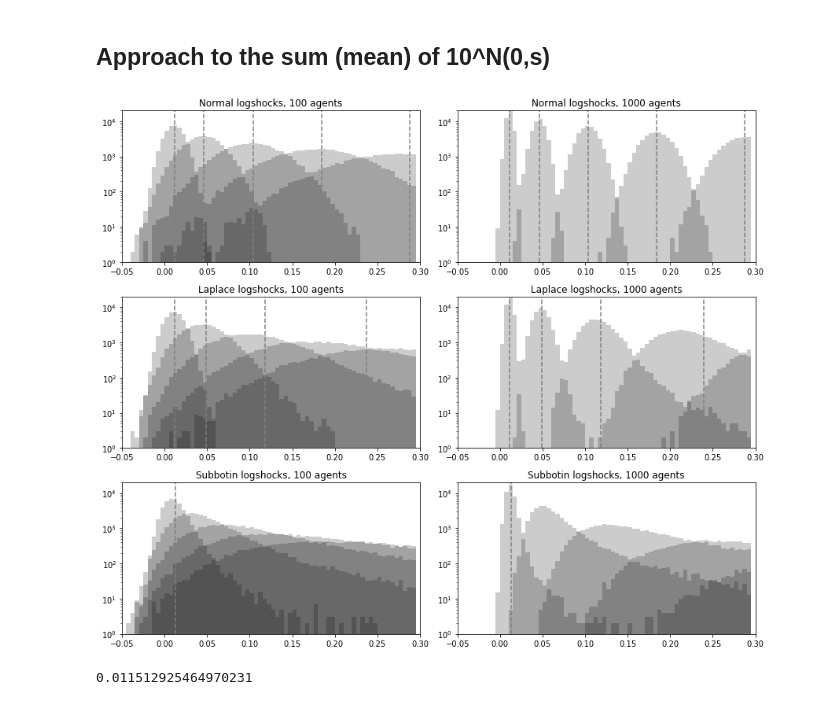
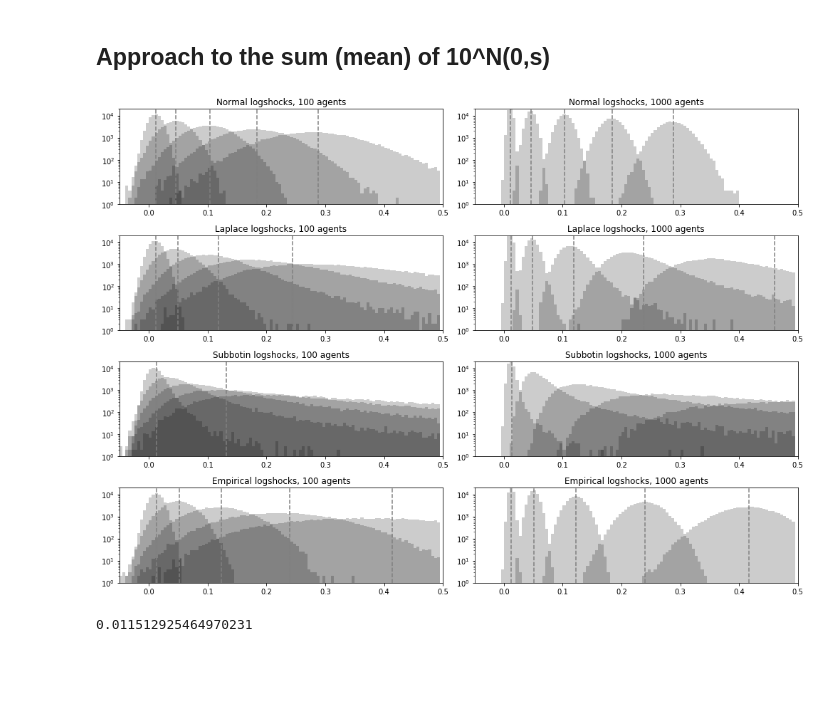
Before and after one commit to matuteiglesias/French_exports_bkp, a Jupyter notebook: code/notebooks/Log of sum of powers.ipynb, the cells around one changed output. Drawn from its saved outputs; the diff is of its cells as text; code cells hidden in the pictures; blank space fills up the shorter version.

```diff
--- a/code/notebooks/Log of sum of powers.ipynb
+++ b/code/notebooks/Log of sum of powers.ipynb
@@ -21,51 +21,59 @@ from scipy.stats import gennorm
 # ax.plot(x, pareto.pdf(x, b), 'r-', lw=5, alpha=0.6, label='pareto pdf')
 # ax.set_xscale('log')
 # ax.set_yscale('log')
+# %%
+g_rates_clip = np.clip(g_rates, -1.8, 1.8)
+g_rates_val = g_rates_clip.values
 # %%
-M = 40000 #repetitions
+M = 60000 #repetitions
 mu0 = 6 # initial size. not really necessary but...
 
 result = []
-for j, dist in enumerate(['norm', 'lapl', 'sbtn']): # distribution
+for j, dist in enumerate(['norm', 'lapl', 'sbtn', 'emp_clp']): # distribution
     for i, n in enumerate([100, 1000]):
-        ax = axs[j][i]
         x0 = mu0*np.ones(n)
 
         out = []
         for s in np.arange(0.1, 0.6, 0.1):
+
+
             t = []
             for m in range(M):
                 if dist == 'norm':
                     g_rates = np.random.normal(0, s, n)
                 elif dist == 'lapl':
                     g_rates = np.random.laplace(0, s, n)/np.sqrt(2)
+                elif dist == 'sbtn':
+                    g_rates = gennorm.rvs(1/2, size = n)* (s / 10.925)
                 else:
-                    g_rates = gennorm.rvs(1/2, size = n)* (s / 10.925)
+                    g_rates = np.random.choice(g_rates_val, n)
+                    g_rates = s*(g_rates/g_rates.std())
                 t += [np.power(10, x0 + g_rates).sum()/(n*10**mu0)]
             out += [np.array(t)]
         result += [out]
 # %%
 # If 1000 agents worth one million, have normally distributited geometric growth rates...
-fig, axs = plt.subplots(3, 2, figsize = (12, 10))
+fig, axs = plt.subplots(4, 2, figsize = (14, 10))
 
-for j, dist in enumerate(['norm', 'lapl', 'sbtn']): # distribution
+for j, dist in enumerate(['norm', 'lapl', 'sbtn', 'emp_clp']): # distribution
     for i, n in enumerate([100, 1000]):
         out = result[2*j + i]
         ax = axs[j][i]
-        bins = np.arange(-0.05, 0.3, 0.005)
+        bins = np.arange(-0.05, 0.5, 0.005)
         for outcome in out:
             ax.hist(np.log10(outcome), bins, alpha = .2, color = 'k')
             ax.axvline(np.log10(np.mean(outcome)), color = '.5', linestyle = '--')
-        ax.set_title(['Normal', 'Laplace', 'Subbotin'][j]+' logshocks, '+str(n)+' agents')
+        ax.set_title(['Normal', 'Laplace', 'Subbotin', 'Empirical'][j]+' logshocks, '+str(n)+' agents')
         ax.set_yscale('log')
-        ax.set_xlim(-0.05, 0.3)
+        ax.set_xlim(-0.05, 0.5)
         ax.set_ylim(1, 20000)
 
+
 plt.tight_layout()
-plt.savefig('./../../../thesis_writing/figures/power_sum_expectation.png', dpi = 400)
+plt.savefig('./../../../WRITING/paper1_writing/figures/power_sum_expectation.png', dpi = 400)
 plt.show()
 # %% [output]
-[figure, old version]
+[figure, new version]
 # %%
 (.1**2)*np.log(10)/2
 # %% [output]
```
Also changed, not shown: parts of 4 cells of this notebook.
